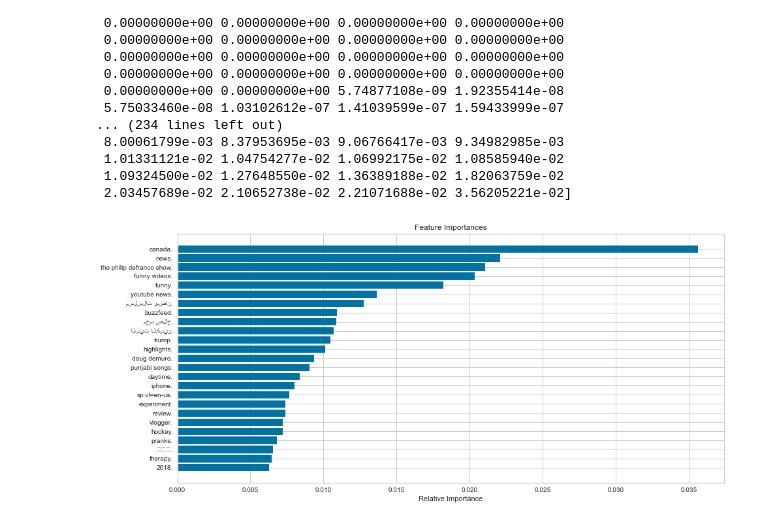
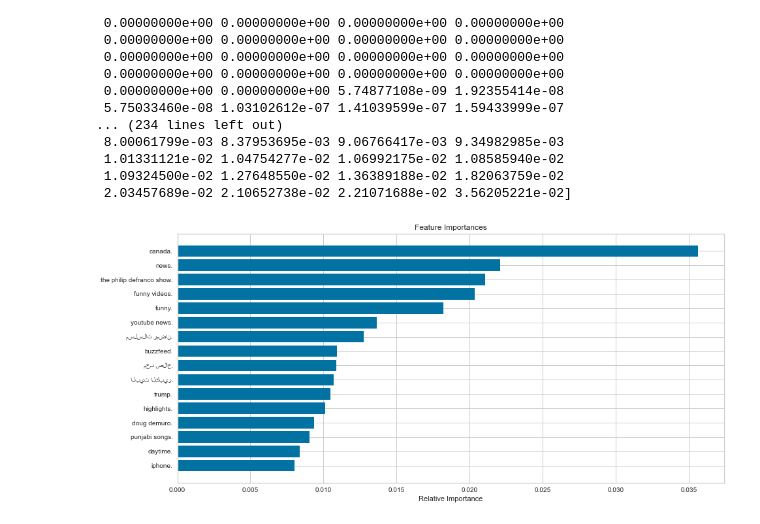
Before and after one commit to asherkhan7/Capstone-Project, a Jupyter notebook: 4-CountVectorizer .ipynb, the cells around one changed output. Drawn from its saved outputs; the diff is of its cells as text; code cells hidden in the pictures.

```diff
--- a/4-CountVectorizer .ipynb
+++ b/4-CountVectorizer .ipynb
@@ -173,16 +165,17 @@ print(np.sort(importances))
  1.09324500e-02 1.27648550e-02 1.36389188e-02 1.82063759e-02
  2.03457689e-02 2.10652738e-02 2.21071688e-02 3.56205221e-02]
 # %%
+# Plotting the top 16 impotant features
 features = X_train_data.columns
 importances = regressor.feature_importances_
-indices = np.argsort(importances)[-25:]
+indices = np.argsort(importances)[-16:]
 
 plt.figure(figsize=(15,7))
 plt.title('Feature Importances')
 plt.barh(range(len(indices)), importances[indices], color='b', align='center')
 plt.yticks(range(len(indices)), [features[i] for i in indices])
 plt.xlabel('Relative Importance')
 plt.show()
 # %% [output]
-[figure, old version]
+[figure, new version]
 # %%
```
Also changed, not shown: parts of 23 cells of this notebook, 4 other files.
